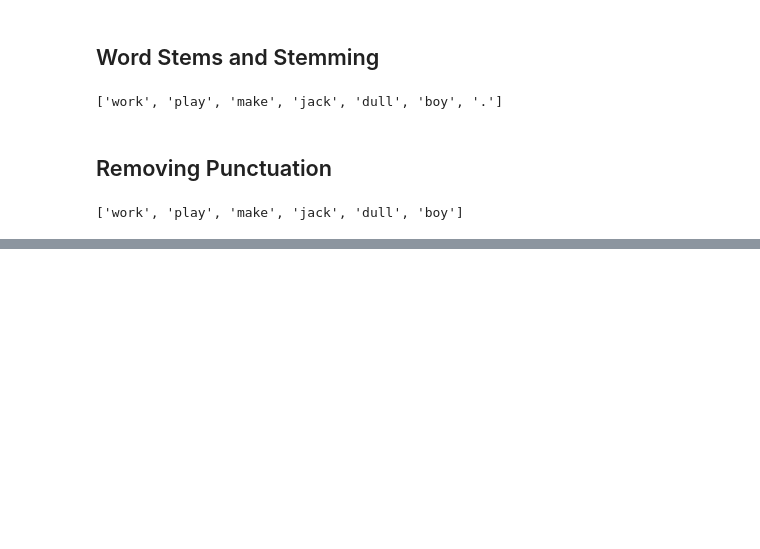
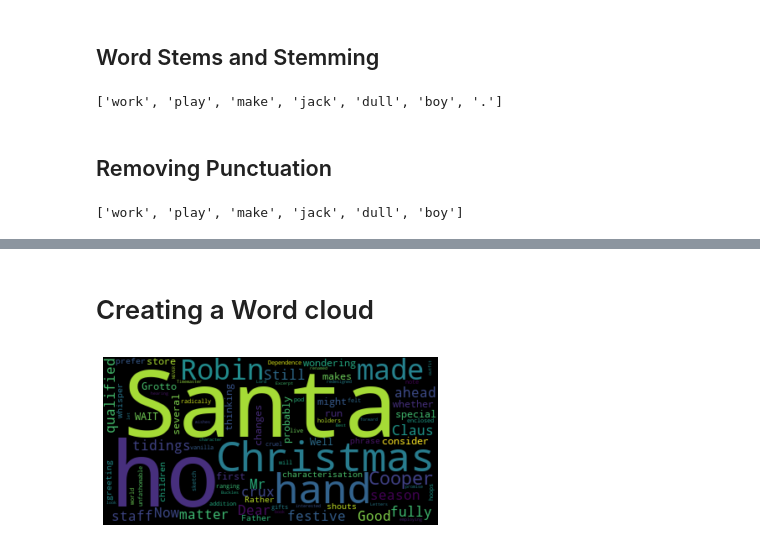
Before and after one commit to BeckMarquez/DataScience, a Jupyter notebook: Bayes Classifier.ipynb, the cells around one changed output, grey strips where cells are left out. Saved outputs shown, nothing was run; the diff lists cells and outputs as text; code cells hidden in the pictures; blank space fills up the shorter version.

```diff
--- a/Bayes Classifier.ipynb
+++ b/Bayes Classifier.ipynb
@@ -402,0 +633,9 @@ print(filtered_words)
+# %% [markdown]
+# Creating a Word cloud
+# %%
+word_cloud = WordCloud().generate(email_body)
+plt.imshow(word_cloud, interpolation='bilinear')
+plt.axis('off')
+plt.show()
+# %% [output]
+[figure, added]
```
Also changed, not shown: parts of 45 cells of this notebook.
